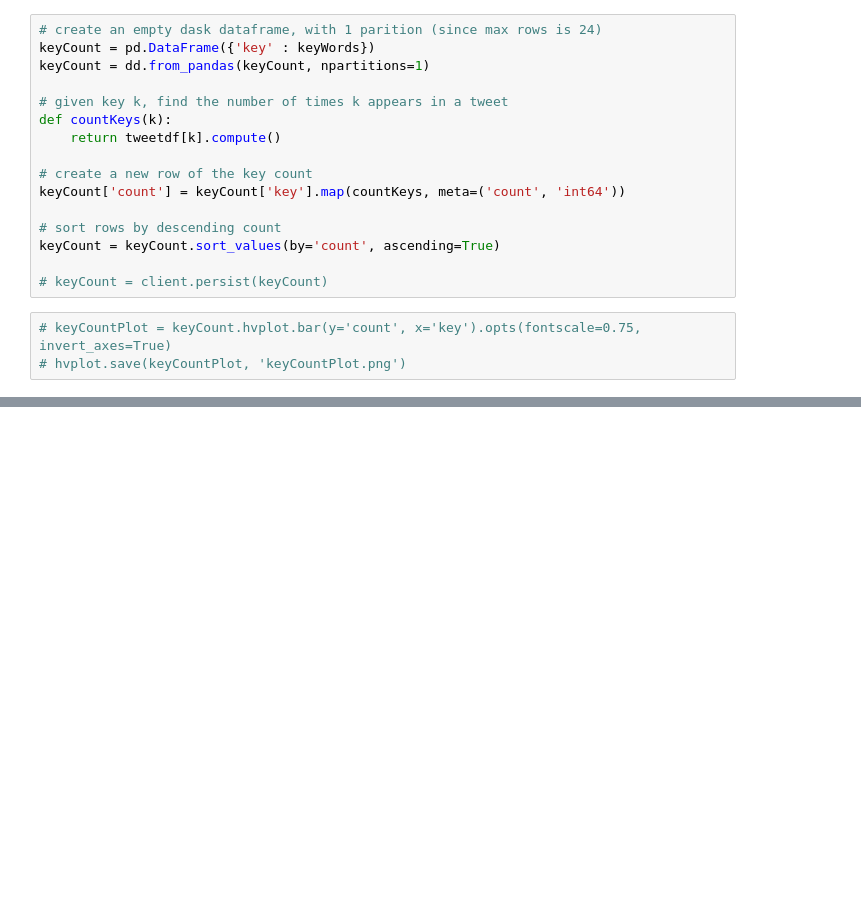
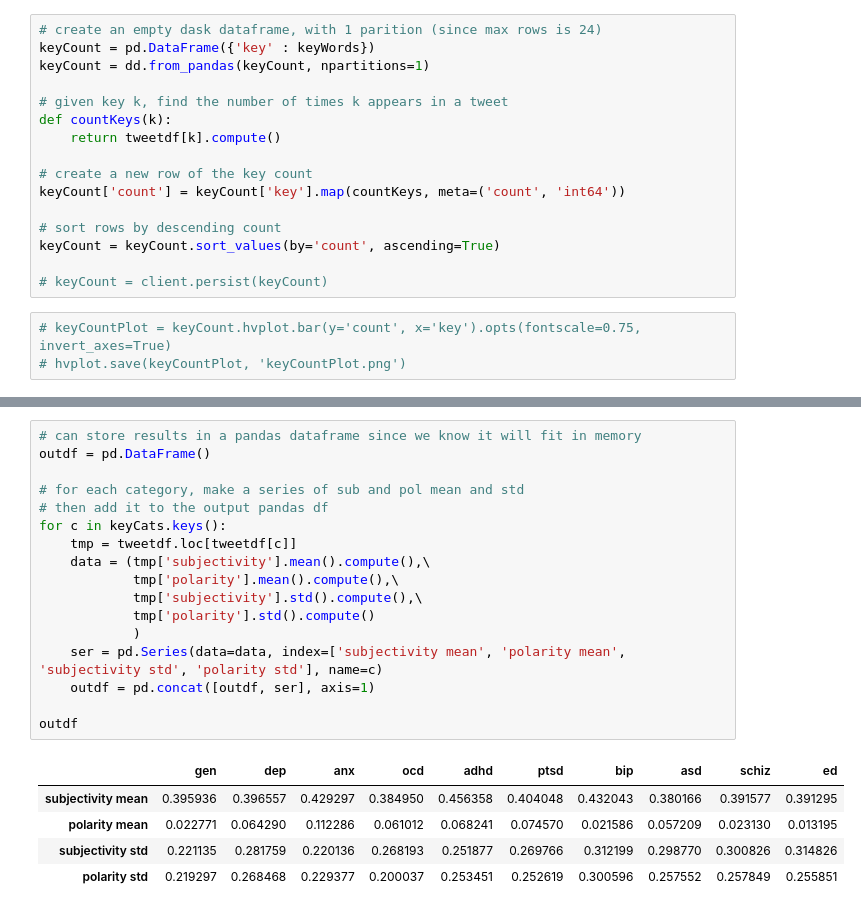
Before and after one commit to ddattero/BigDataFinalProject, a Jupyter notebook: twit_analysis.ipynb, the cells around one changed output, grey strips where cells are left out. Saved outputs shown, nothing was run; the diff lists cells and outputs as text; blank space fills up the shorter version.

```diff
--- a/twit_analysis.ipynb
+++ b/twit_analysis.ipynb
@@ -212,0 +250,23 @@ tweetdf.compute()
+# %%
+# can store results in a pandas dataframe since we know it will fit in memory
+outdf = pd.DataFrame()
+
+# for each category, make a series of sub and pol mean and std
+# then add it to the output pandas df
+for c in keyCats.keys():
+    tmp = tweetdf.loc[tweetdf[c]]
+    data = (tmp['subjectivity'].mean().compute(),\
+            tmp['polarity'].mean().compute(),\
+            tmp['subjectivity'].std().compute(),\
+            tmp['polarity'].std().compute()
+            )
+    ser = pd.Series(data=data, index=['subjectivity mean', 'polarity mean', 'subjectivity std', 'polarity std'], name=c)
+    outdf = pd.concat([outdf, ser], axis=1)
+
+outdf
+# %% [output]
+|  | gen | dep | anx | ocd | adhd | ptsd | bip | asd | schiz | ed |
+| subjectivity mean | 0.395936 | 0.396557 | 0.429297 | 0.384950 | 0.456358 | 0.404048 | 0.432043 | 0.380166 | 0.391577 | 0.391295 |
+| polarity mean | 0.022771 | 0.064290 | 0.112286 | 0.061012 | 0.068241 | 0.074570 | 0.021586 | 0.057209 | 0.023130 | 0.013195 |
+| subjectivity std | 0.221135 | 0.281759 | 0.220136 | 0.268193 | 0.251877 | 0.269766 | 0.312199 | 0.298770 | 0.300826 | 0.314826 |
+| polarity std | 0.219297 | 0.268468 | 0.229377 | 0.200037 | 0.253451 | 0.252619 | 0.300596 | 0.257552 | 0.257849 | 0.255851 |
```
Also changed, not shown: parts of 6 cells of this notebook, 2 other files.
